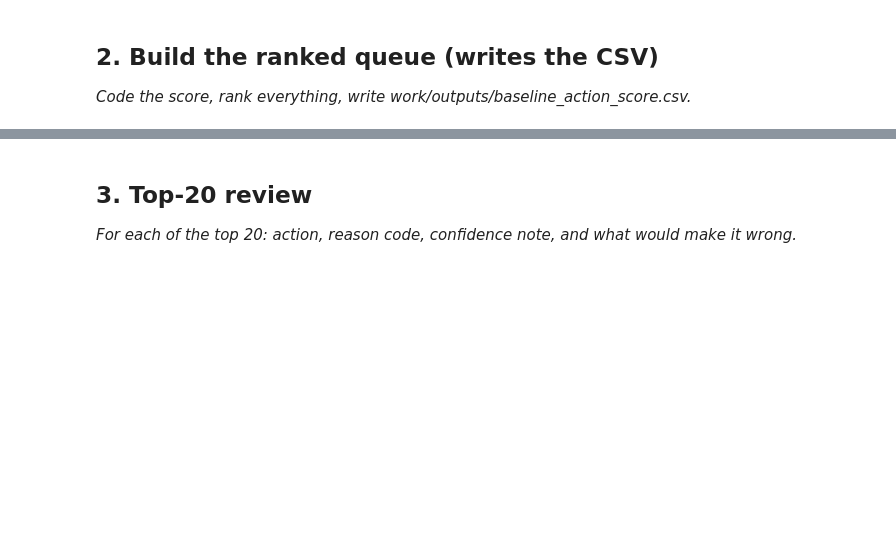
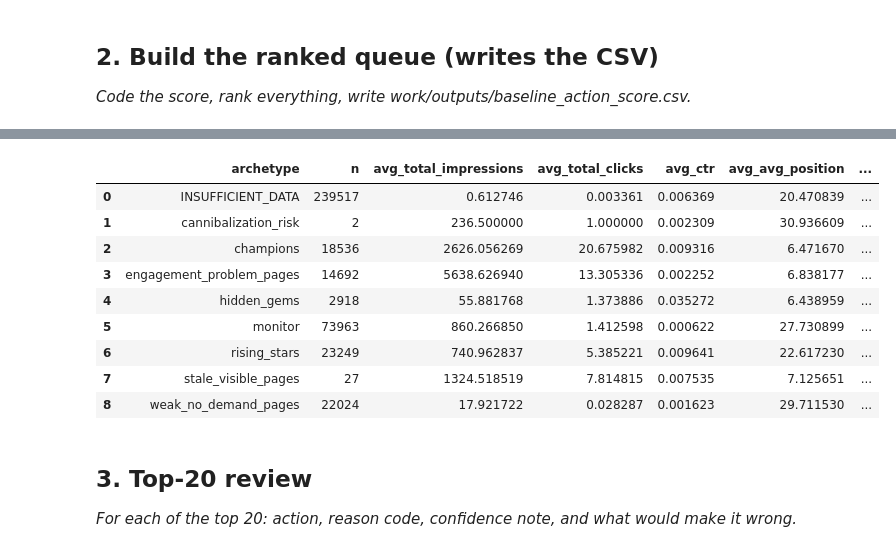
Before and after one commit to tracy030115/flyrank-ml, a Jupyter notebook: work/notebooks/w04_baseline_score.ipynb, the cells around one changed output, grey strips where cells are left out. Saved outputs shown, nothing was run; the diff lists cells and outputs as text; code cells hidden in the pictures; blank space fills up the shorter version.

```diff
--- a/work/notebooks/w04_baseline_score.ipynb
+++ b/work/notebooks/w04_baseline_score.ipynb
@@ -211,16 +204,11 @@ dtype: int64
 # %%
-STALE_CAP_DAYS = 730
-page_level["staleness_norm"] = (
-    page_level["days_since_last_update"].clip(lower=0, upper=STALE_CAP_DAYS) / STALE_CAP_DAYS
+# cannibalization: same client, same keyword, more than one page ranking
+keyword_counts = (
+    page_level[page_level["total_impressions"] > 0]
+    .groupby(["client_hash_id", "keyword_hash_id"])["content_hash_id"]
+    .nunique()
+    .reset_index(name="pages_ranking_for_keyword")
 )
-
-max_gap = page_level["ctr_gap"].clip(lower=0).quantile(0.99)
-page_level["ctr_gap_norm"] = (page_level["ctr_gap"].clip(lower=0, upper=max_gap) / max_gap).fillna(0)
-
-page_level["action_score"] = (
-    0.5 * page_level["staleness_norm"].fillna(0) +
-    0.5 * page_level["ctr_gap_norm"]
-)
-
-page_level.loc[page_level["reason_code"] == "INSUFFICIENT_DATA", "action_score"] = np.nan
+page_level = page_level.merge(keyword_counts, on=["client_hash_id", "keyword_hash_id"], how="left")
+page_level["cannibalization_risk"] = page_level["pages_ranking_for_keyword"].fillna(0) > 1
 # %%
@@ -265,3 +304,22 @@ Name: count, dtype: int64
+# %%
+# cluster profile — typical numbers per archetype
+profile_cols = ["total_impressions", "total_clicks", "ctr", "avg_position", "engagement_rate", "days_since_last_update"]
+cluster_profile = page_level.groupby("archetype").agg(
+    n=("content_hash_id", "count"),
+    **{f"avg_{c}": (c, "mean") for c in profile_cols}
+).reset_index()
+cluster_profile
+# %% [output]
+|  | archetype | n | avg_total_impressions | avg_total_clicks | avg_ctr | avg_avg_position | ... |
+| 0 | INSUFFICIENT_DATA | 239517 | 0.612746 | 0.003361 | 0.006369 | 20.470839 | ... |
+| 1 | cannibalization_risk | 2 | 236.500000 | 1.000000 | 0.002309 | 30.936609 | ... |
+| 2 | champions | 18536 | 2626.056269 | 20.675982 | 0.009316 | 6.471670 | ... |
+| 3 | engagement_problem_pages | 14692 | 5638.626940 | 13.305336 | 0.002252 | 6.838177 | ... |
+| 4 | hidden_gems | 2918 | 55.881768 | 1.373886 | 0.035272 | 6.438959 | ... |
+| 5 | monitor | 73963 | 860.266850 | 1.412598 | 0.000622 | 27.730899 | ... |
+| 6 | rising_stars | 23249 | 740.962837 | 5.385221 | 0.009641 | 22.617230 | ... |
+| 7 | stale_visible_pages | 27 | 1324.518519 | 7.814815 | 0.007535 | 7.125651 | ... |
+| 8 | weak_no_demand_pages | 22024 | 17.921722 | 0.028287 | 0.001623 | 29.711530 | ... |
 # %% [markdown]
 ## 3. Top-20 review
 
```
Also changed, not shown: parts of 11 cells of this notebook.
